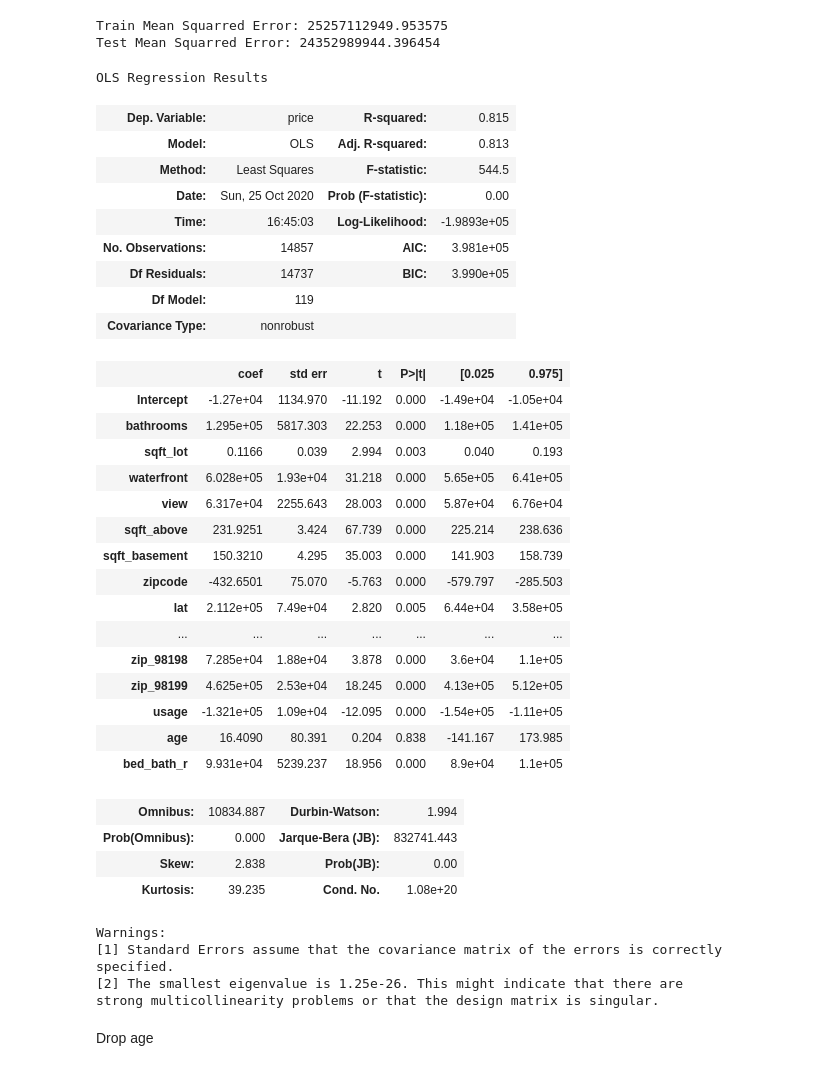
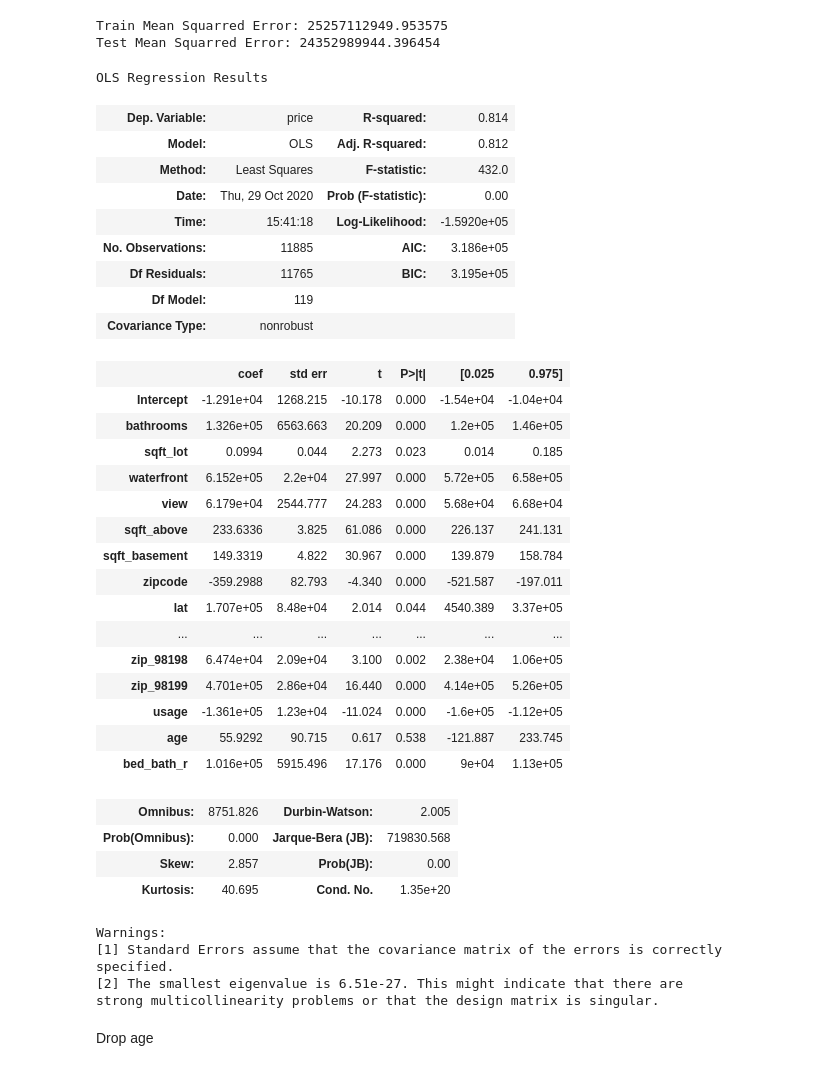
Before and after one commit to s-shader/Seattle-home-price-model, a Jupyter notebook: final1.ipynb, the cells around one changed output. Saved outputs shown, nothing was run; the diff lists cells and outputs as text; code cells hidden in the pictures.

```diff
--- a/final1.ipynb
+++ b/final1.ipynb
@@ -1295,55 +1245,56 @@ train_mse = mean_squared_error(y_train, y_hat_train)
 test_mse = mean_squared_error(y_test, y_hat_test)
 print('Train Mean Squarred Error:', train_mse)
 print('Test Mean Squarred Error:', test_mse)
+temp = pd.concat([X_train,y_train], axis=1)
 # %% [output]
 Train Mean Squarred Error: 25257112949.953575
 Test Mean Squarred Error: 24352989944.396454
 # %%
 outcome = 'price'
 
 x_cols = list(data8.columns)
 x_cols.remove('date')
 x_cols.remove('price')
 
 
 predictors = '+'.join(x_cols)
 formula = outcome + '~' + predictors
-model = ols(formula=formula, data=data8).fit()
+model = ols(formula=formula, data=temp).fit()
 model.summary()
 # %% [output]
 OLS Regression Results
-| Dep. Variable: | price | R-squared: | 0.815 |
-| Model: | OLS | Adj. R-squared: | 0.813 |
-| Method: | Least Squares | F-statistic: | 544.5 |
-| Date: | Sun, 25 Oct 2020 | Prob (F-statistic): | 0.00 |
-| Time: | 16:45:03 | Log-Likelihood: | -1.9893e+05 |
-| No. Observations: | 14857 | AIC: | 3.981e+05 |
-| Df Residuals: | 14737 | BIC: | 3.990e+05 |
+| Dep. Variable: | price | R-squared: | 0.814 |
+| Model: | OLS | Adj. R-squared: | 0.812 |
+| Method: | Least Squares | F-statistic: | 432.0 |
+| Date: | Thu, 29 Oct 2020 | Prob (F-statistic): | 0.00 |
+| Time: | 15:41:18 | Log-Likelihood: | -1.5920e+05 |
+| No. Observations: | 11885 | AIC: | 3.186e+05 |
+| Df Residuals: | 11765 | BIC: | 3.195e+05 |
 | Df Model: | 119 |  |  |
 | Covariance Type: | nonrobust |  |  |
 |  | coef | std err | t | P>|t| | [0.025 | 0.975] |
-| Intercept | -1.27e+04 | 1134.970 | -11.192 | 0.000 | -1.49e+04 | -1.05e+04 |
-| bathrooms | 1.295e+05 | 5817.303 | 22.253 | 0.000 | 1.18e+05 | 1.41e+05 |
-| sqft_lot | 0.1166 | 0.039 | 2.994 | 0.003 | 0.040 | 0.193 |
-| waterfront | 6.028e+05 | 1.93e+04 | 31.218 | 0.000 | 5.65e+05 | 6.41e+05 |
-| view | 6.317e+04 | 2255.643 | 28.003 | 0.000 | 5.87e+04 | 6.76e+04 |
-| sqft_above | 231.9251 | 3.424 | 67.739 | 0.000 | 225.214 | 238.636 |
-| sqft_basement | 150.3210 | 4.295 | 35.003 | 0.000 | 141.903 | 158.739 |
-| zipcode | -432.6501 | 75.070 | -5.763 | 0.000 | -579.797 | -285.503 |
-| lat | 2.112e+05 | 7.49e+04 | 2.820 | 0.005 | 6.44e+04 | 3.58e+05 |
+| Intercept | -1.291e+04 | 1268.215 | -10.178 | 0.000 | -1.54e+04 | -1.04e+04 |
+| bathrooms | 1.326e+05 | 6563.663 | 20.209 | 0.000 | 1.2e+05 | 1.46e+05 |
+| sqft_lot | 0.0994 | 0.044 | 2.273 | 0.023 | 0.014 | 0.185 |
+| waterfront | 6.152e+05 | 2.2e+04 | 27.997 | 0.000 | 5.72e+05 | 6.58e+05 |
+| view | 6.179e+04 | 2544.777 | 24.283 | 0.000 | 5.68e+04 | 6.68e+04 |
+| sqft_above | 233.6336 | 3.825 | 61.086 | 0.000 | 226.137 | 241.131 |
+| sqft_basement | 149.3319 | 4.822 | 30.967 | 0.000 | 139.879 | 158.784 |
+| zipcode | -359.2988 | 82.793 | -4.340 | 0.000 | -521.587 | -197.011 |
+| lat | 1.707e+05 | 8.48e+04 | 2.014 | 0.044 | 4540.389 | 3.37e+05 |
 | ... | ... | ... | ... | ... | ... | ... |
-| zip_98198 | 7.285e+04 | 1.88e+04 | 3.878 | 0.000 | 3.6e+04 | 1.1e+05 |
-| zip_98199 | 4.625e+05 | 2.53e+04 | 18.245 | 0.000 | 4.13e+05 | 5.12e+05 |
-| usage | -1.321e+05 | 1.09e+04 | -12.095 | 0.000 | -1.54e+05 | -1.11e+05 |
-| age | 16.4090 | 80.391 | 0.204 | 0.838 | -141.167 | 173.985 |
-| bed_bath_r | 9.931e+04 | 5239.237 | 18.956 | 0.000 | 8.9e+04 | 1.1e+05 |
+| zip_98198 | 6.474e+04 | 2.09e+04 | 3.100 | 0.002 | 2.38e+04 | 1.06e+05 |
+| zip_98199 | 4.701e+05 | 2.86e+04 | 16.440 | 0.000 | 4.14e+05 | 5.26e+05 |
+| usage | -1.361e+05 | 1.23e+04 | -11.024 | 0.000 | -1.6e+05 | -1.12e+05 |
+| age | 55.9292 | 90.715 | 0.617 | 0.538 | -121.887 | 233.745 |
+| bed_bath_r | 1.016e+05 | 5915.496 | 17.176 | 0.000 | 9e+04 | 1.13e+05 |
-| Omnibus: | 10834.887 | Durbin-Watson: | 1.994 |
-| Prob(Omnibus): | 0.000 | Jarque-Bera (JB): | 832741.443 |
-| Skew: | 2.838 | Prob(JB): | 0.00 |
-| Kurtosis: | 39.235 | Cond. No. | 1.08e+20 |
+| Omnibus: | 8751.826 | Durbin-Watson: | 2.005 |
+| Prob(Omnibus): | 0.000 | Jarque-Bera (JB): | 719830.568 |
+| Skew: | 2.857 | Prob(JB): | 0.00 |
+| Kurtosis: | 40.695 | Cond. No. | 1.35e+20 |
 Warnings:
 [1] Standard Errors assume that the covariance matrix of the errors is correctly specified.
-[2] The smallest eigenvalue is 1.25e-26. This might indicate that there are
+[2] The smallest eigenvalue is 6.51e-27. This might indicate that there are
 strong multicollinearity problems or that the design matrix is singular.
 # %% [markdown]
 Drop age
```
Also changed, not shown: parts of 45 cells of this notebook, 1 other file.
